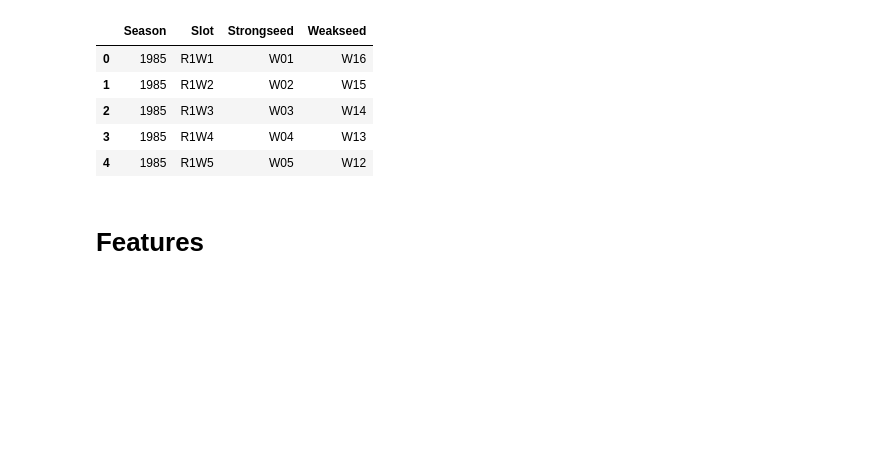
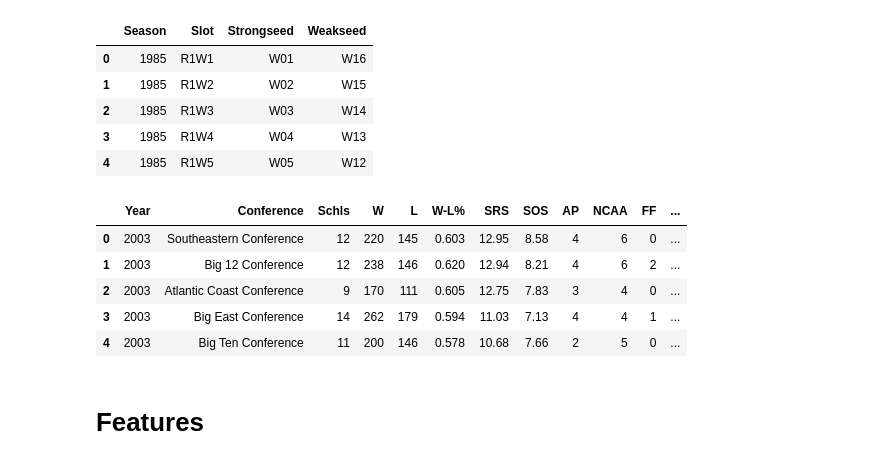
Before and after one commit to adeshpande3/March-Madness-2017, a Jupyter notebook: March Madness 2017.ipynb, the cells around one changed output. Saved outputs shown, nothing was run; the diff lists cells and outputs as text; code cells hidden in the pictures; blank space fills up the shorter version.

Commit message:
added conference championship

```diff
--- a/March Madness 2017.ipynb
+++ b/March Madness 2017.ipynb
@@ -146,6 +153,16 @@ tourney_slots_pd.head()
 | 2 | 1985 | R1W3 | W03 | W14 |
 | 3 | 1985 | R1W4 | W04 | W13 |
 | 4 | 1985 | R1W5 | W05 | W12 |
+# %%
+conference_pd = pd.read_csv('Conference.csv')
+conference_pd.head()
+# %% [output]
+|  | Year | Conference | Schls | W | L | W-L% | SRS | SOS | AP | NCAA | FF | ... |
+| 0 | 2003 | Southeastern Conference | 12 | 220 | 145 | 0.603 | 12.95 | 8.58 | 4 | 6 | 0 | ... |
+| 1 | 2003 | Big 12 Conference | 12 | 238 | 146 | 0.620 | 12.94 | 8.21 | 4 | 6 | 2 | ... |
+| 2 | 2003 | Atlantic Coast Conference | 9 | 170 | 111 | 0.605 | 12.75 | 7.83 | 3 | 4 | 0 | ... |
+| 3 | 2003 | Big East Conference | 14 | 262 | 179 | 0.594 | 11.03 | 7.13 | 4 | 4 | 1 | ... |
+| 4 | 2003 | Big Ten Conference | 11 | 200 | 146 | 0.578 | 10.68 | 7.66 | 2 | 5 | 0 | ... |
 # %% [markdown]
 # Features
 # %% [markdown]
```
Also changed, not shown: parts of 19 cells of this notebook, 1 other file.
